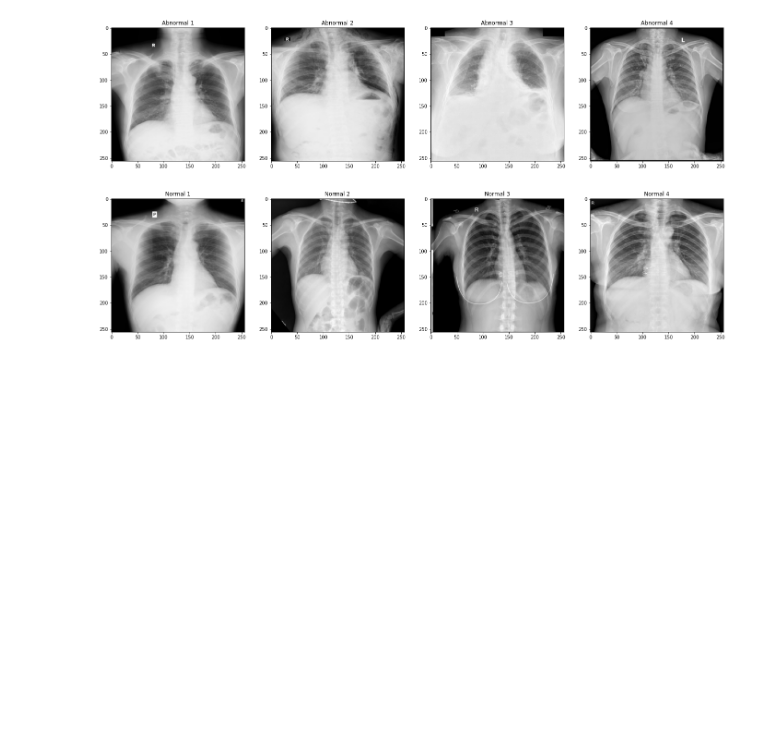
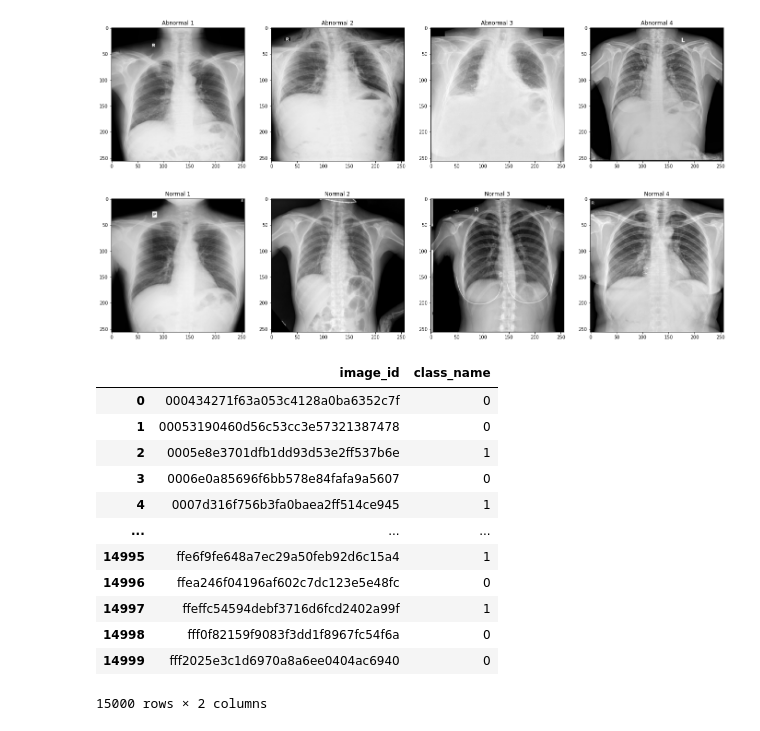
Before and after one commit to akansh12/Vin-ChestXR-Abnormality-detection, a Jupyter notebook: Notebooks/Baseline_Normal_vs_Abnormal_classification.ipynb, the cells around one changed output. Drawn from its saved outputs; the diff is of its cells as text; code cells hidden in the pictures; blank space fills up the shorter version.

```diff
--- a/Notebooks/Baseline_Normal_vs_Abnormal_classification.ipynb
+++ b/Notebooks/Baseline_Normal_vs_Abnormal_classification.ipynb
@@ -64,0 +61,16 @@ class vindata(Dataset):
+# %%
+ann
+# %% [output]
+|  | image_id | class_name |
+| 0 | 000434271f63a053c4128a0ba6352c7f | 0 |
+| 1 | 00053190460d56c53cc3e57321387478 | 0 |
+| 2 | 0005e8e3701dfb1dd93d53e2ff537b6e | 1 |
+| 3 | 0006e0a85696f6bb578e84fafa9a5607 | 0 |
+| 4 | 0007d316f756b3fa0baea2ff514ce945 | 1 |
+| ... | ... | ... |
+| 14995 | ffe6f9fe648a7ec29a50feb92d6c15a4 | 1 |
+| 14996 | ffea246f04196af602c7dc123e5e48fc | 0 |
+| 14997 | ffeffc54594debf3716d6fcd2402a99f | 1 |
+| 14998 | fff0f82159f9083f3dd1f8967fc54f6a | 0 |
+| 14999 | fff2025e3c1d6970a8a6ee0404ac6940 | 0 |
+15000 rows × 2 columns
```
Also changed, not shown: parts of 5 cells of this notebook.
